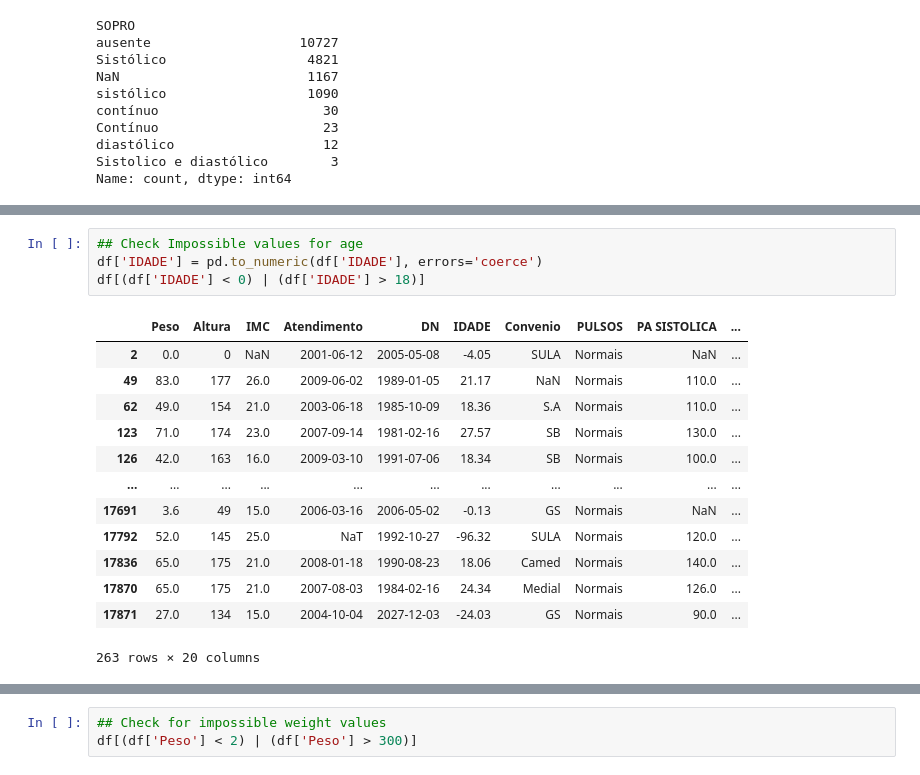
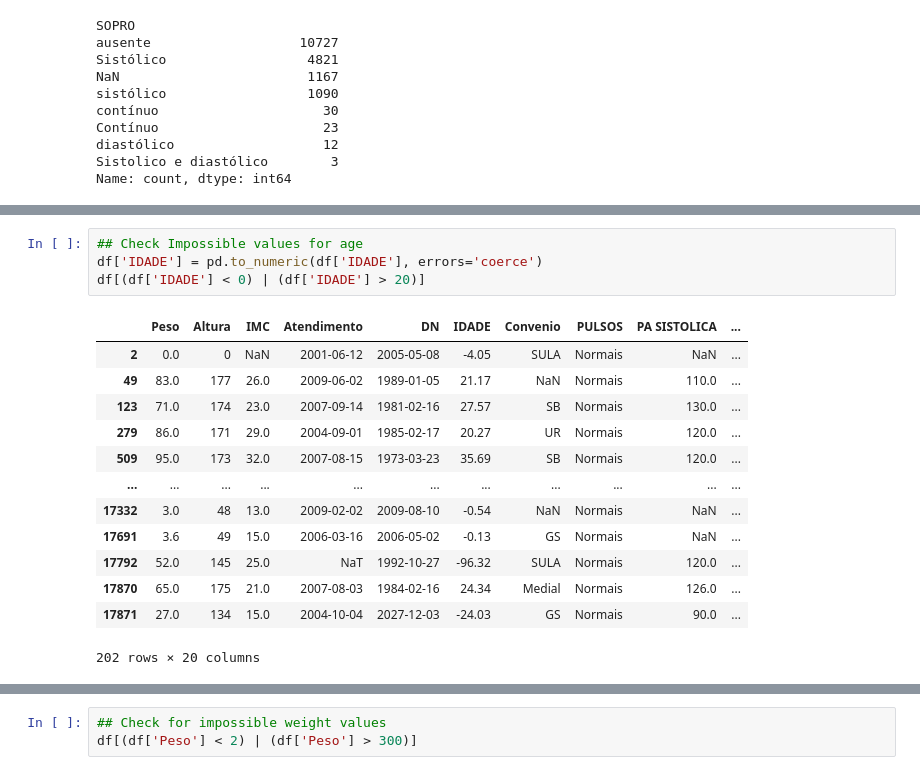
Before and after one commit to Proenca13/Project_FDS, a Jupyter notebook: PredictingCardiacDiseasesChildren.ipynb, the cells around one changed output, grey strips where cells are left out. Saved outputs shown, nothing was run; the diff lists cells and outputs as text.

```diff
--- a/PredictingCardiacDiseasesChildren.ipynb
+++ b/PredictingCardiacDiseasesChildren.ipynb
@@ -202,21 +203,21 @@ df[df['Atendimento'] > '2026-01-01']
 # %%
 ## Check Impossible values for age
 df['IDADE'] = pd.to_numeric(df['IDADE'], errors='coerce')
-df[(df['IDADE'] < 0) | (df['IDADE'] > 18)]
+df[(df['IDADE'] < 0) | (df['IDADE'] > 20)]
 # %% [output]
 |  | Peso | Altura | IMC | Atendimento | DN | IDADE | Convenio | PULSOS | PA SISTOLICA | ... |
 | 2 | 0.0 | 0 | NaN | 2001-06-12 | 2005-05-08 | -4.05 | SULA | Normais | NaN | ... |
 | 49 | 83.0 | 177 | 26.0 | 2009-06-02 | 1989-01-05 | 21.17 | NaN | Normais | 110.0 | ... |
-| 62 | 49.0 | 154 | 21.0 | 2003-06-18 | 1985-10-09 | 18.36 | S.A | Normais | 110.0 | ... |
 | 123 | 71.0 | 174 | 23.0 | 2007-09-14 | 1981-02-16 | 27.57 | SB | Normais | 130.0 | ... |
-| 126 | 42.0 | 163 | 16.0 | 2009-03-10 | 1991-07-06 | 18.34 | SB | Normais | 100.0 | ... |
+| 279 | 86.0 | 171 | 29.0 | 2004-09-01 | 1985-02-17 | 20.27 | UR | Normais | 120.0 | ... |
+| 509 | 95.0 | 173 | 32.0 | 2007-08-15 | 1973-03-23 | 35.69 | SB | Normais | 120.0 | ... |
 | ... | ... | ... | ... | ... | ... | ... | ... | ... | ... | ... |
+| 17332 | 3.0 | 48 | 13.0 | 2009-02-02 | 2009-08-10 | -0.54 | NaN | Normais | NaN | ... |
 | 17691 | 3.6 | 49 | 15.0 | 2006-03-16 | 2006-05-02 | -0.13 | GS | Normais | NaN | ... |
 | 17792 | 52.0 | 145 | 25.0 | NaT | 1992-10-27 | -96.32 | SULA | Normais | 120.0 | ... |
-| 17836 | 65.0 | 175 | 21.0 | 2008-01-18 | 1990-08-23 | 18.06 | Camed | Normais | 140.0 | ... |
 | 17870 | 65.0 | 175 | 21.0 | 2007-08-03 | 1984-02-16 | 24.34 | Medial | Normais | 126.0 | ... |
 | 17871 | 27.0 | 134 | 15.0 | 2004-10-04 | 2027-12-03 | -24.03 | GS | Normais | 90.0 | ... |
-263 rows × 20 columns
+202 rows × 20 columns
 # %%
 ## Check for imppossible values for height , the average height a kid is born is 50 cm
 df[(df['Altura'] < 50) | (df['Altura'] > 250)]
```
Also changed, not shown: parts of 6 cells of this notebook.
